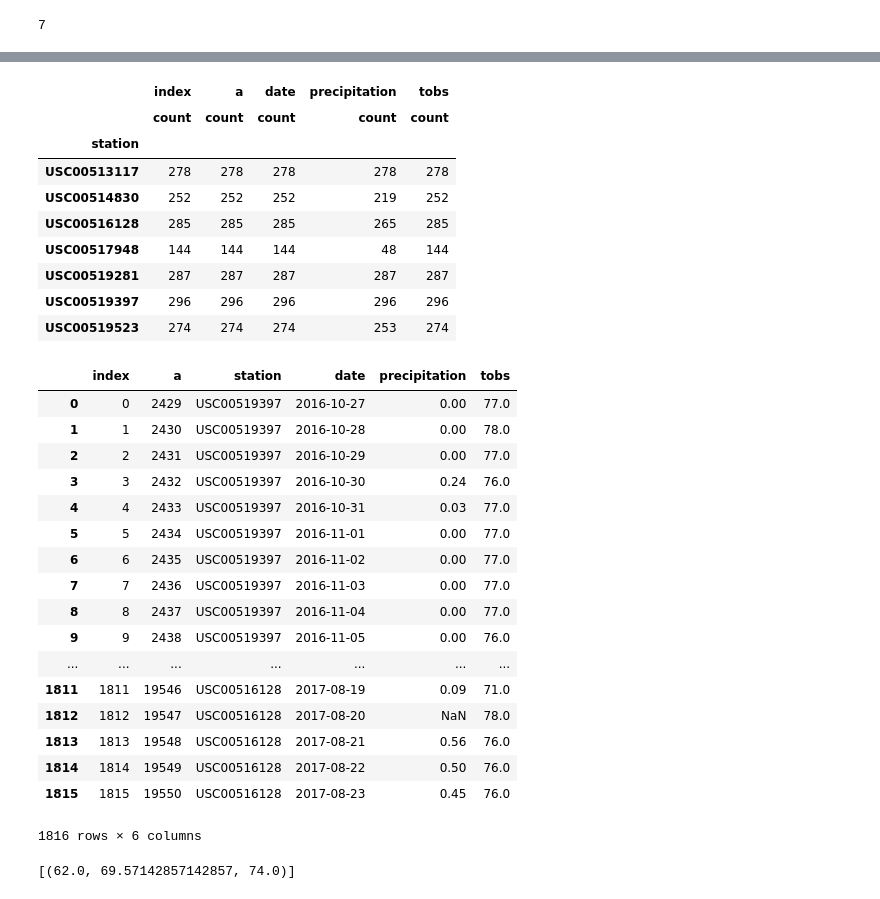
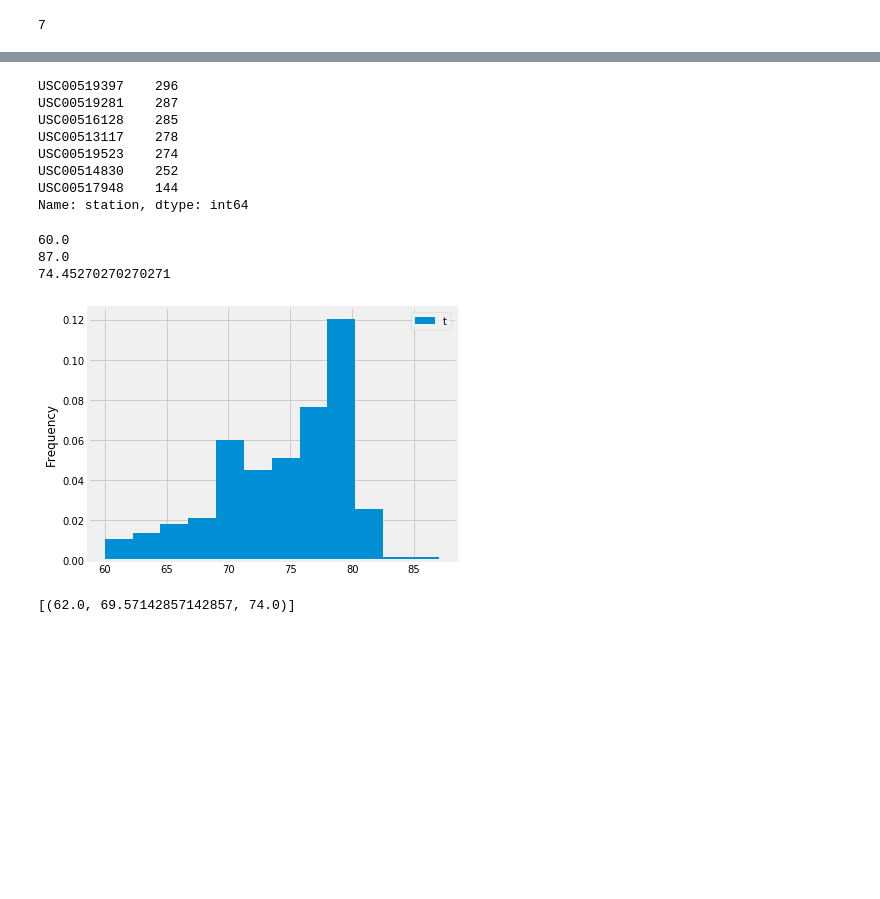
Before and after one commit to miggoo/Week-11-HW, a Jupyter notebook: climate_starter.ipynb, the cells around one changed output, grey strips where cells are left out. Cells and saved outputs as stored; diff of their text form; code cells hidden in the pictures; blank space fills up the shorter version.

```diff
--- a/climate_starter.ipynb
+++ b/climate_starter.ipynb
@@ -153,42 +145,49 @@ new_df.drop_duplicates(subset='station')
 # %%
 # List the stations and the counts in descending order.
-new_df.groupby(['station']).agg(['count'])
+alldata_df['station'].value_counts()
 # %% [output]
-|  | index | a | date | precipitation | tobs |
-|  | count | count | count | count | count |
-| station |  |  |  |  |  |
-| USC00513117 | 278 | 278 | 278 | 278 | 278 |
-| USC00514830 | 252 | 252 | 252 | 219 | 252 |
-| USC00516128 | 285 | 285 | 285 | 265 | 285 |
-| USC00517948 | 144 | 144 | 144 | 48 | 144 |
-| USC00519281 | 287 | 287 | 287 | 287 | 287 |
-| USC00519397 | 296 | 296 | 296 | 296 | 296 |
-| USC00519523 | 274 | 274 | 274 | 253 | 274 |
+USC00519397    296
+USC00519281    287
+USC00516128    285
+USC00513117    278
+USC00519523    274
+USC00514830    252
+USC00517948    144
+Name: station, dtype: int64
 # %%
 # Using the station id from the previous query, calculate the lowest temperature recorded,
 # highest temperature recorded, and average temperature most active station?
+easydata = engine.execute('SELECT * FROM measurement WHERE date >= "2016-10-27" AND date < "2017-10-27" AND station ="USC00519397"').fetchall()
+easydata_df = pd.DataFrame.from_dict(easydata)
+easydata_df.columns = ['a', 'station','date','precipitation','tobs']
+
+temps = easydata_df['tobs'].tolist()
+print(min(temps))
+print(max(temps))
+print(sum(temps)/len(temps))
 # %% [output]
-|  | index | a | station | date | precipitation | tobs |
-| 0 | 0 | 2429 | USC00519397 | 2016-10-27 | 0.00 | 77.0 |
-| 1 | 1 | 2430 | USC00519397 | 2016-10-28 | 0.00 | 78.0 |
-| 2 | 2 | 2431 | USC00519397 | 2016-10-29 | 0.00 | 77.0 |
-| 3 | 3 | 2432 | USC00519397 | 2016-10-30 | 0.24 | 76.0 |
-| 4 | 4 | 2433 | USC00519397 | 2016-10-31 | 0.03 | 77.0 |
-| 5 | 5 | 2434 | USC00519397 | 2016-11-01 | 0.00 | 77.0 |
-| 6 | 6 | 2435 | USC00519397 | 2016-11-02 | 0.00 | 77.0 |
-| 7 | 7 | 2436 | USC00519397 | 2016-11-03 | 0.00 | 77.0 |
-| 8 | 8 | 2437 | USC00519397 | 2016-11-04 | 0.00 | 77.0 |
-| 9 | 9 | 2438 | USC00519397 | 2016-11-05 | 0.00 | 76.0 |
-| ... | ... | ... | ... | ... | ... | ... |
-| 1811 | 1811 | 19546 | USC00516128 | 2017-08-19 | 0.09 | 71.0 |
-| 1812 | 1812 | 19547 | USC00516128 | 2017-08-20 | NaN | 78.0 |
-| 1813 | 1813 | 19548 | USC00516128 | 2017-08-21 | 0.56 | 76.0 |
-| 1814 | 1814 | 19549 | USC00516128 | 2017-08-22 | 0.50 | 76.0 |
-| 1815 | 1815 | 19550 | USC00516128 | 2017-08-23 | 0.45 | 76.0 |
-1816 rows × 6 columns
+60.0
+87.0
+74.45270270270271
 # %%
 # Choose the station with the highest number of temperature observations.
-# Query the last 12 months of temperature observation data for this station and plot the results as a histogram
+
+
+# Query the last 12 months of temperature observation data for this station
+easydata2 = engine.execute('SELECT * FROM measurement WHERE date >= "2016-10-27" AND date < "2017-10-27" AND station ="USC00519397"').fetchall()
+#print(easydata2)
+# %%
+#and plot the results as a histogram
+easydata2_df = pd.DataFrame.from_dict(easydata2)
+temp = easydata2_df[4].tolist()
+#print(temp)
+plt.hist(temp, normed=True, bins=12)
+plt.ylabel('Frequency')
+plt.legend('tobs')
+plt.tight_layout()
+plt.show()
+# %% [output]
+[figure, added]
 # %%
 # Write a function called `calc_temps` that will accept start date and end date in the format '%Y-%m-%d'
 # and return the minimum, average, and maximum temperatures for that range of dates
```
Also changed, not shown: parts of 5 cells of this notebook, 1 other file.
